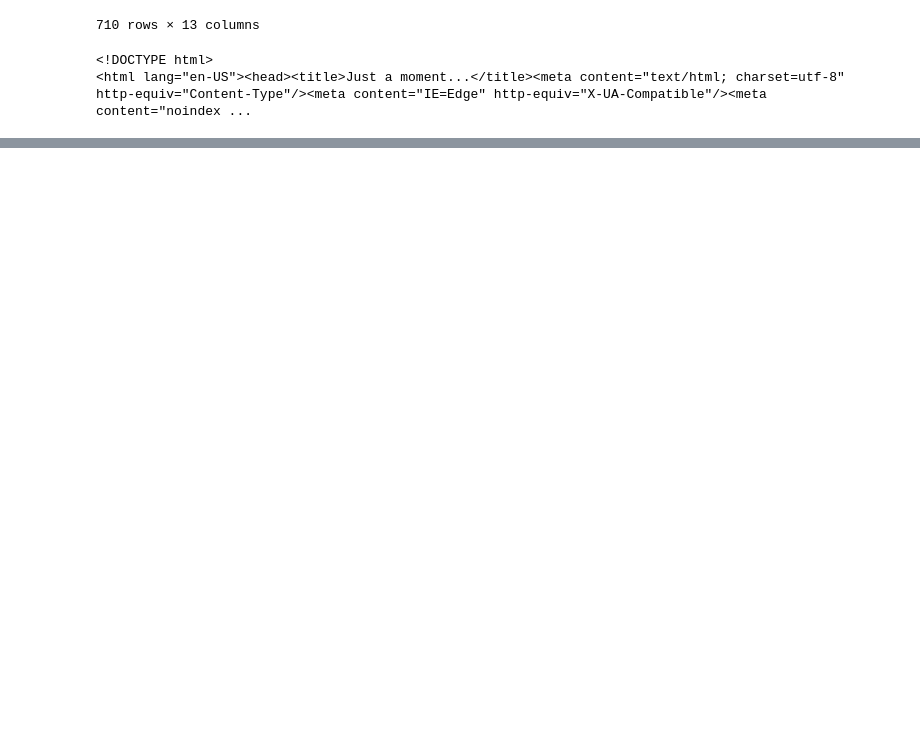
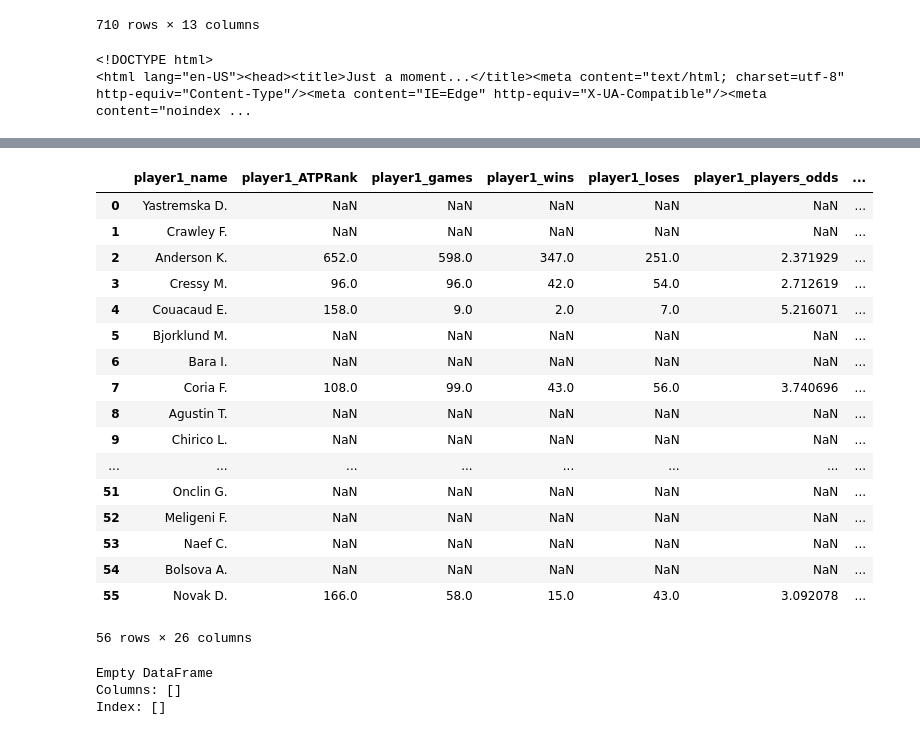
Before and after one commit to chboudry/PariTennis, a Jupyter notebook: sandbox.ipynb, the cells around one changed output, grey strips where cells are left out. Saved outputs shown, nothing was run; the diff lists cells and outputs as text; code cells hidden in the pictures; blank space fills up the shorter version.

```diff
--- a/sandbox.ipynb
+++ b/sandbox.ipynb
@@ -191,0 +131,58 @@ for index, pp in enumerate(matchplayers):
+# %%
+players = pd.read_csv("./data/players.csv")
+
+## setting up a dataframe with expected column
+
+col_datas=[]
+for col in players.columns:
+    col_datas.append("player1_"+ col)
+
+for col in players.columns:
+    col_datas.append("player2_"+ col)
+
+
+datas=pd.DataFrame(columns=col_datas)
+
+for pp in matchplayers:
+    if players[players.name==pp[0]].shape[0] == 1:
+        p1 = (players[players.name==pp[0]]).values.tolist()[0]
+    else:
+        dfp1 = (players[players.name==pp[0]]).copy(deep=True) # copy is to avoid the settingwithcopy warning on loc
+        dfp1.loc[0,"name"] = pp[0]
+        p1 = dfp1.values.tolist()[0]
+
+    if players[players.name==pp[1]].shape[0] == 1:
+        p2 = players[players.name==pp[1]].values.tolist()[0]
+    else:
+        dfp2 = (players[players.name==pp[1]]).copy(deep=True) # copy is to avoid the settingwithcopy warning on loc
+        dfp2.loc[0,"name"] = pp[1]
+        p2 = dfp2.values.tolist()[0]
+
+    data = p1 + p2
+    datas.loc[len(datas)] = data
+datas
+# %% [output]
+|  | player1_name | player1_ATPRank | player1_games | player1_wins | player1_loses | player1_players_odds | ... |
+| 0 | Yastremska D. | NaN | NaN | NaN | NaN | NaN | ... |
+| 1 | Crawley F. | NaN | NaN | NaN | NaN | NaN | ... |
+| 2 | Anderson K. | 652.0 | 598.0 | 347.0 | 251.0 | 2.371929 | ... |
+| 3 | Cressy M. | 96.0 | 96.0 | 42.0 | 54.0 | 2.712619 | ... |
+| 4 | Couacaud E. | 158.0 | 9.0 | 2.0 | 7.0 | 5.216071 | ... |
+| 5 | Bjorklund M. | NaN | NaN | NaN | NaN | NaN | ... |
+| 6 | Bara I. | NaN | NaN | NaN | NaN | NaN | ... |
+| 7 | Coria F. | 108.0 | 99.0 | 43.0 | 56.0 | 3.740696 | ... |
+| 8 | Agustin T. | NaN | NaN | NaN | NaN | NaN | ... |
+| 9 | Chirico L. | NaN | NaN | NaN | NaN | NaN | ... |
+| ... | ... | ... | ... | ... | ... | ... | ... |
+| 51 | Onclin G. | NaN | NaN | NaN | NaN | NaN | ... |
+| 52 | Meligeni F. | NaN | NaN | NaN | NaN | NaN | ... |
+| 53 | Naef C. | NaN | NaN | NaN | NaN | NaN | ... |
+| 54 | Bolsova A. | NaN | NaN | NaN | NaN | NaN | ... |
+| 55 | Novak D. | 166.0 | 58.0 | 15.0 | 43.0 | 3.092078 | ... |
+56 rows × 26 columns
+# %%
+print(datas)
+# %% [output]
+Empty DataFrame
+Columns: []
+Index: []
```
Also changed, not shown: parts of 2 cells of this notebook, 1 other file.
